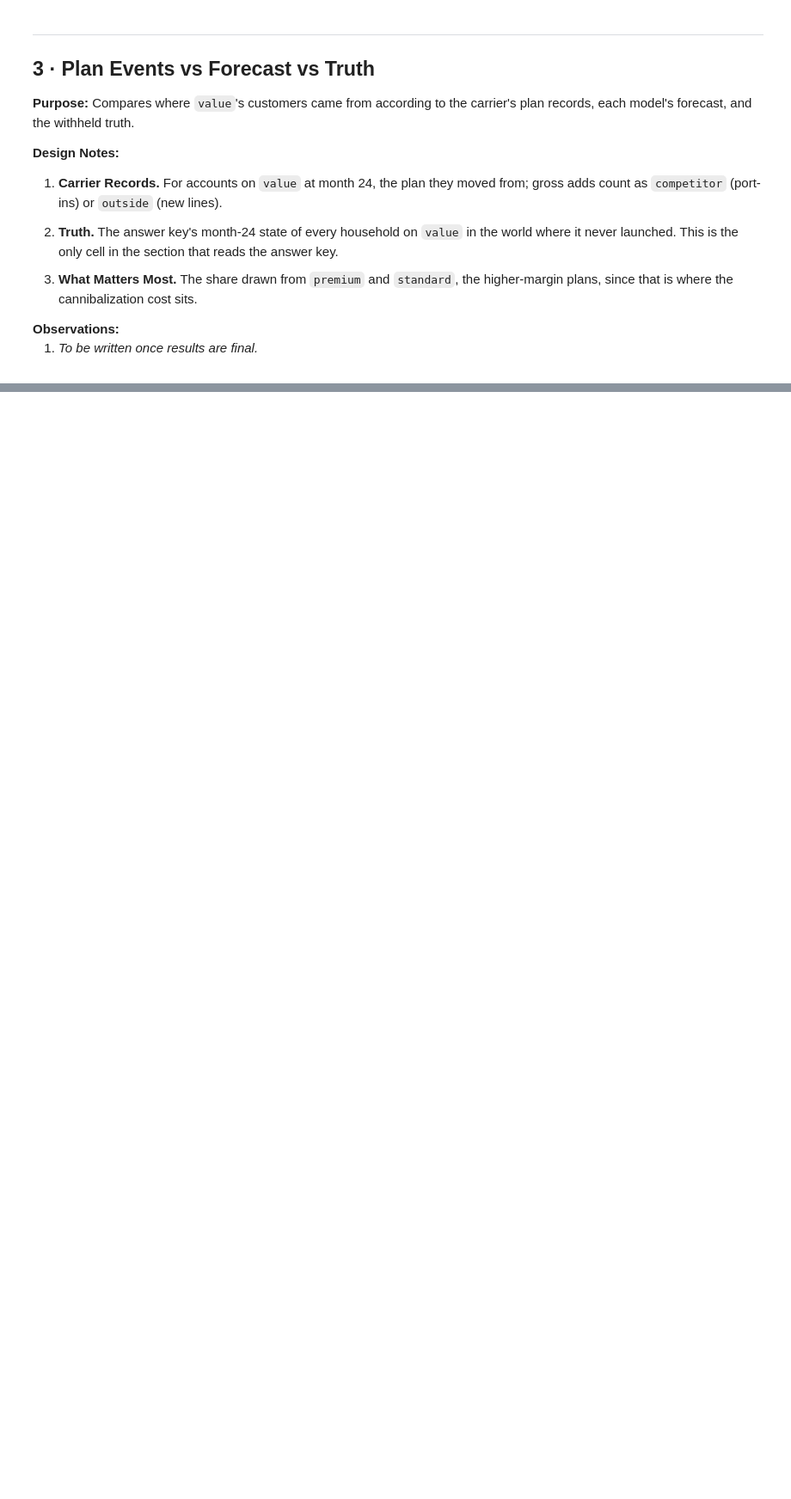
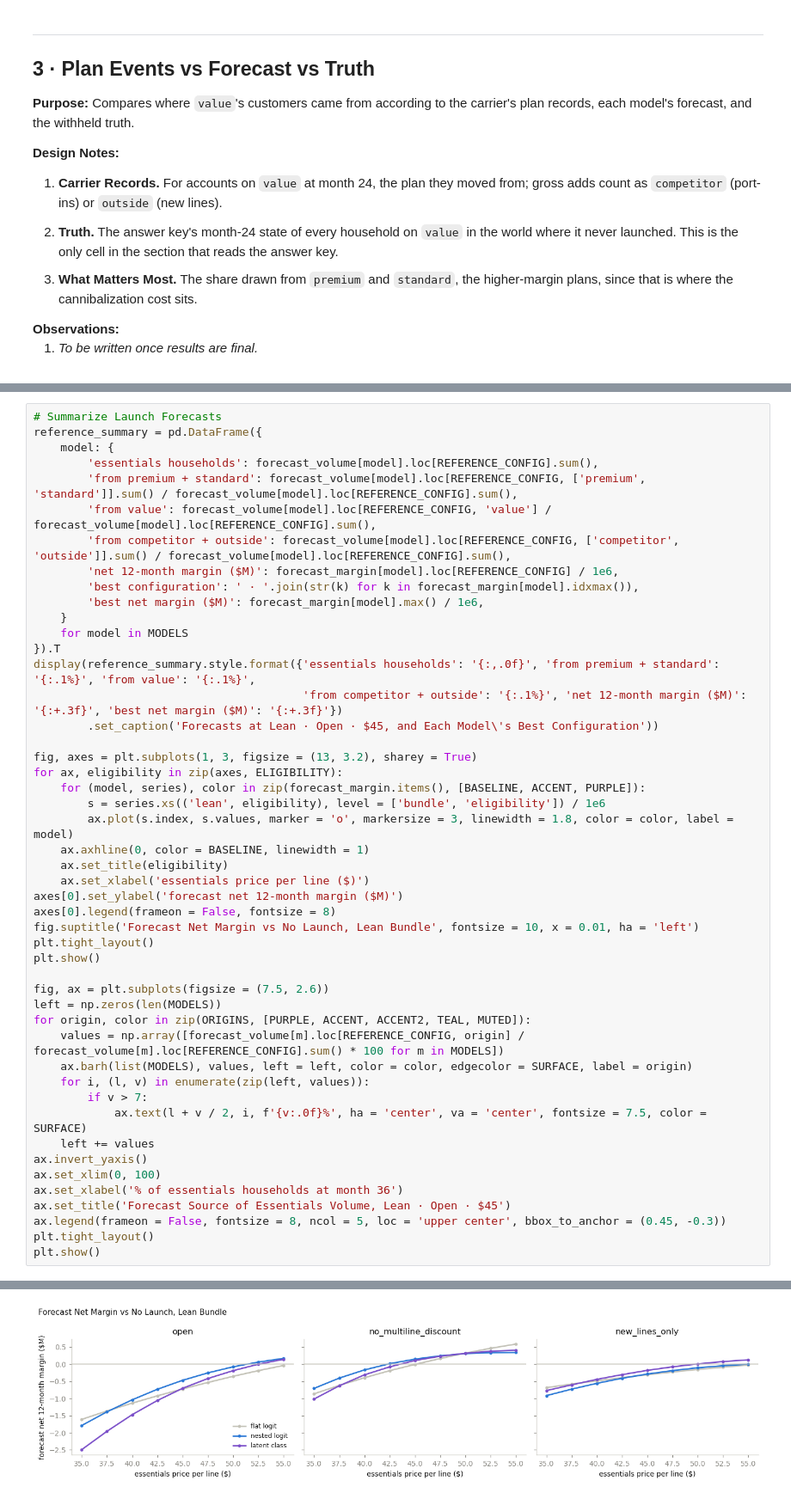
Before and after one commit to paforsey/data-science-portfolio, a Jupyter notebook: case-studies/rate-plan-cannibalization/02_launch_forecast.ipynb, the cells around one changed output, grey strips where cells are left out. Shown at 86% size. Saved outputs shown, nothing was run; the diff lists cells and outputs as text; blank space fills up the shorter version.

```diff
--- a/case-studies/rate-plan-cannibalization/02_launch_forecast.ipynb
+++ b/case-studies/rate-plan-cannibalization/02_launch_forecast.ipynb
@@ -811,0 +1079,49 @@ Where Value Customers Came From
+# %%
+# Summarize Launch Forecasts
+reference_summary = pd.DataFrame({
+    model: {
+        'essentials households': forecast_volume[model].loc[REFERENCE_CONFIG].sum(),
+        'from premium + standard': forecast_volume[model].loc[REFERENCE_CONFIG, ['premium', 'standard']].sum() / forecast_volume[model].loc[REFERENCE_CONFIG].sum(),
+        'from value': forecast_volume[model].loc[REFERENCE_CONFIG, 'value'] / forecast_volume[model].loc[REFERENCE_CONFIG].sum(),
+        'from competitor + outside': forecast_volume[model].loc[REFERENCE_CONFIG, ['competitor', 'outside']].sum() / forecast_volume[model].loc[REFERENCE_CONFIG].sum(),
+        'net 12-month margin ($M)': forecast_margin[model].loc[REFERENCE_CONFIG] / 1e6,
+        'best configuration': ' · '.join(str(k) for k in forecast_margin[model].idxmax()),
+        'best net margin ($M)': forecast_margin[model].max() / 1e6,
+    }
+    for model in MODELS
+}).T
+display(reference_summary.style.format({'essentials households': '{:,.0f}', 'from premium + standard': '{:.1%}', 'from value': '{:.1%}',
+                                        'from competitor + outside': '{:.1%}', 'net 12-month margin ($M)': '{:+.3f}', 'best net margin ($M)': '{:+.3f}'})
+        .set_caption('Forecasts at Lean · Open · $45, and Each Model\'s Best Configuration'))
+
+fig, axes = plt.subplots(1, 3, figsize = (13, 3.2), sharey = True)
+for ax, eligibility in zip(axes, ELIGIBILITY):
+    for (model, series), color in zip(forecast_margin.items(), [BASELINE, ACCENT, PURPLE]):
+        s = series.xs(('lean', eligibility), level = ['bundle', 'eligibility']) / 1e6
+        ax.plot(s.index, s.values, marker = 'o', markersize = 3, linewidth = 1.8, color = color, label = model)
+    ax.axhline(0, color = BASELINE, linewidth = 1)
+    ax.set_title(eligibility)
+    ax.set_xlabel('essentials price per line ($)')
+axes[0].set_ylabel('forecast net 12-month margin ($M)')
+axes[0].legend(frameon = False, fontsize = 8)
+fig.suptitle('Forecast Net Margin vs No Launch, Lean Bundle', fontsize = 10, x = 0.01, ha = 'left')
+plt.tight_layout()
+plt.show()
+
+fig, ax = plt.subplots(figsize = (7.5, 2.6))
+left = np.zeros(len(MODELS))
+for origin, color in zip(ORIGINS, [PURPLE, ACCENT, ACCENT2, TEAL, MUTED]):
+    values = np.array([forecast_volume[m].loc[REFERENCE_CONFIG, origin] / forecast_volume[m].loc[REFERENCE_CONFIG].sum() * 100 for m in MODELS])
+    ax.barh(list(MODELS), values, left = left, color = color, edgecolor = SURFACE, label = origin)
+    for i, (l, v) in enumerate(zip(left, values)):
+        if v > 7:
+            ax.text(l + v / 2, i, f'{v:.0f}%', ha = 'center', va = 'center', fontsize = 7.5, color = SURFACE)
+    left += values
+ax.invert_yaxis()
+ax.set_xlim(0, 100)
+ax.set_xlabel('% of essentials households at month 36')
+ax.set_title('Forecast Source of Essentials Volume, Lean · Open · $45')
+ax.legend(frameon = False, fontsize = 8, ncol = 5, loc = 'upper center', bbox_to_anchor = (0.45, -0.3))
+plt.tight_layout()
+plt.show()
+# %% [output]
@@ -811,0 +1133 @@ Where Value Customers Came From
+[figure, added]
```
Also changed, not shown: parts of 17 cells of this notebook.
